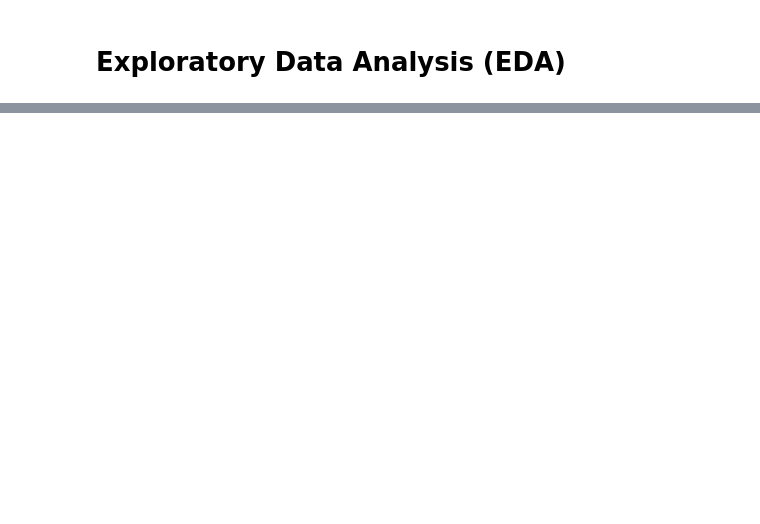
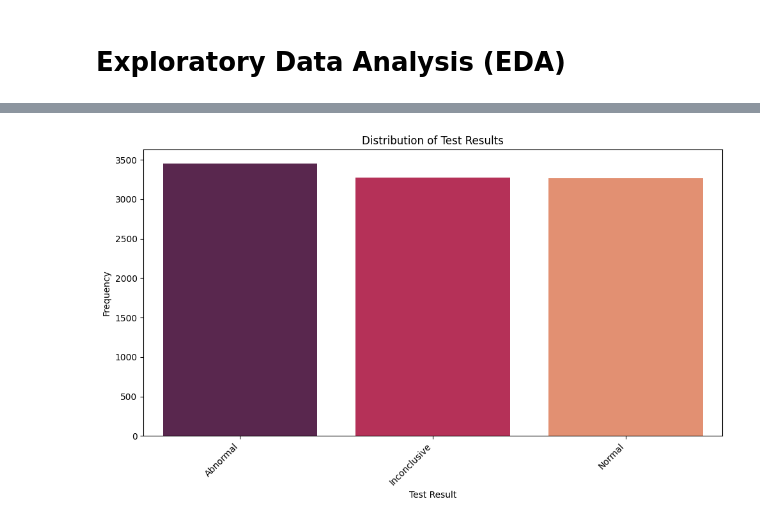
Before and after one commit to AfnaanA/Capstone_3_Healthcare_Facility_Utilization_Network, a Jupyter notebook: Capstone_3.ipynb, the cells around one changed output, grey strips where cells are left out. Saved outputs shown, nothing was run; the diff lists cells and outputs as text; code cells hidden in the pictures; blank space fills up the shorter version.

```diff
--- a/Capstone_3.ipynb
+++ b/Capstone_3.ipynb
@@ -612,0 +223,18 @@ Largest communities (size 164):
+# %%
+# Test Results
+
+# Calculate frequency of each test result
+test_results_counts = data['Test Results'].value_counts()
+
+# Visualize the distribution using a bar plot
+plt.figure(figsize=(10, 6))
+sns.barplot(x=test_results_counts.index, y=test_results_counts.values, palette='rocket')
+plt.title('Distribution of Test Results')
+plt.xlabel('Test Result')
+plt.ylabel('Frequency')
+plt.xticks(rotation=45, ha='right')
+plt.savefig('distribution_test_results')
+plt.tight_layout()
+plt.show()
+# %% [output]
+[figure, added]
```
Also changed, not shown: parts of 70 cells of this notebook.
